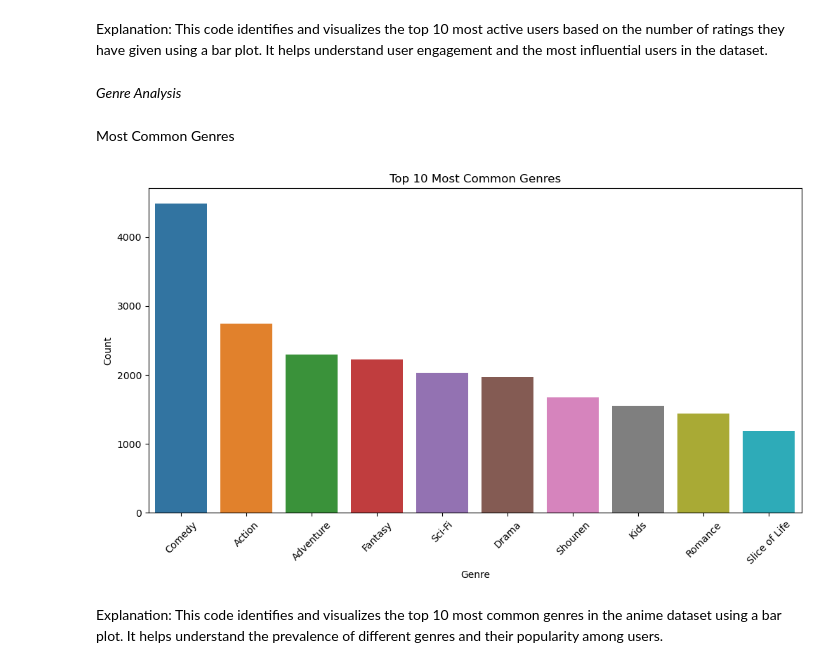
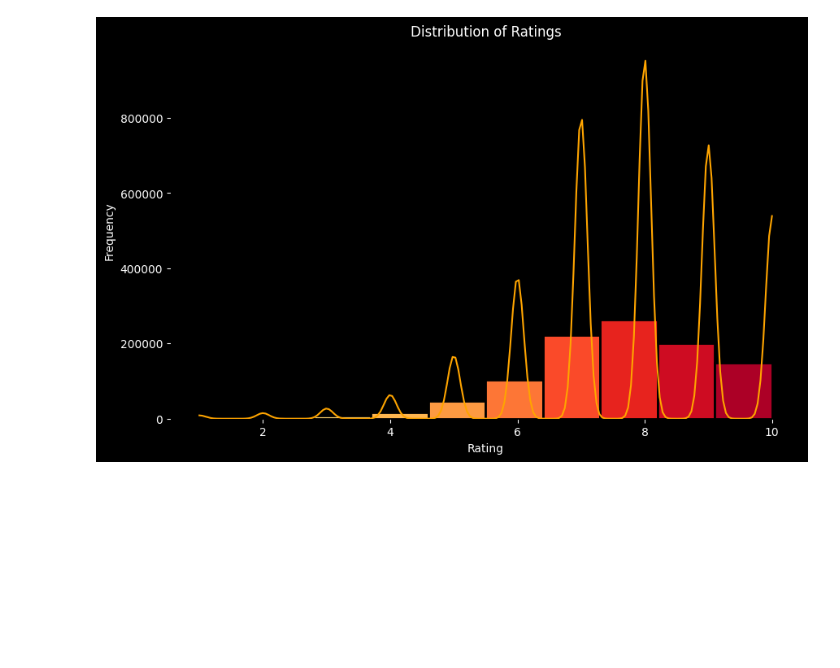
Before and after one commit to justin9503/2401FTDS_Unsupervised-Learning-Project-Team-EG3, a Jupyter notebook: Unsupervised_Learning_Team_EG3.ipynb, the cells around one changed output. Cells and saved outputs as stored; diff of their text form; code cells hidden in the pictures; blank space fills up the shorter version.

```diff
--- a/Unsupervised_Learning_Team_EG3.ipynb
+++ b/Unsupervised_Learning_Team_EG3.ipynb
@@ -292,26 +399,27 @@ plt.show()
-# %% [markdown]
-Explanation: This code identifies and visualizes the top 10 most active users based on the number of ratings they have given using a bar plot. It helps understand user engagement and the most influential users in the dataset.
-# %% [markdown]
-*Genre Analysis*
-# %% [markdown]
-Most Common Genres
-# %%
-from collections import Counter
-
-genres = anime_df_cleaned['genre'].str.split(', ')
-genre_list = [item for sublist in genres.dropna() for item in sublist]
-genre_counts = Counter(genre_list)
-most_common_genres = genre_counts.most_common(10)
-
-genres, counts = zip(*most_common_genres)
-plt.figure(figsize=(12, 6))
-sns.barplot(x=list(genres), y=list(counts))
-plt.title('Top 10 Most Common Genres')
-plt.xlabel('Genre')
-plt.ylabel('Count')
-plt.xticks(rotation=45)
-plt.show()
-# %% [output]
-[figure, removed]
-# %% [markdown]
-Explanation: This code identifies and visualizes the top 10 most common genres in the anime dataset using a bar plot. It helps understand the prevalence of different genres and their popularity among users.
+# %%
+import matplotlib.pyplot as plt
+import seaborn as sns
+import numpy as np
+
+# Custom color palette
+colors = sns.color_palette("YlOrRd", 10)
+
+# Plotting the distribution of ratings in train data
+plt.figure(figsize=(10, 6), facecolor='black')
+ax = sns.histplot(train_df_cleaned['rating'], bins=10, kde=True, color='orange', edgecolor='black', linewidth=2)
+
+for i, patch in enumerate(ax.patches):
+    patch.set_facecolor(colors[i % len(colors)])
+    patch.set_edgecolor('black')
+    patch.set_linewidth(2)
+
+#adjusting the colour settings
+ax.set_facecolor('black')
+plt.title('Distribution of Ratings', color='white')
+plt.xlabel('Rating', color='white')
+plt.ylabel('Frequency', color='white')
+ax.tick_params(colors='white')
+
+plt.show()
+# %% [output]
+[figure, added]
```
Also changed, not shown: parts of 118 cells of this notebook.
